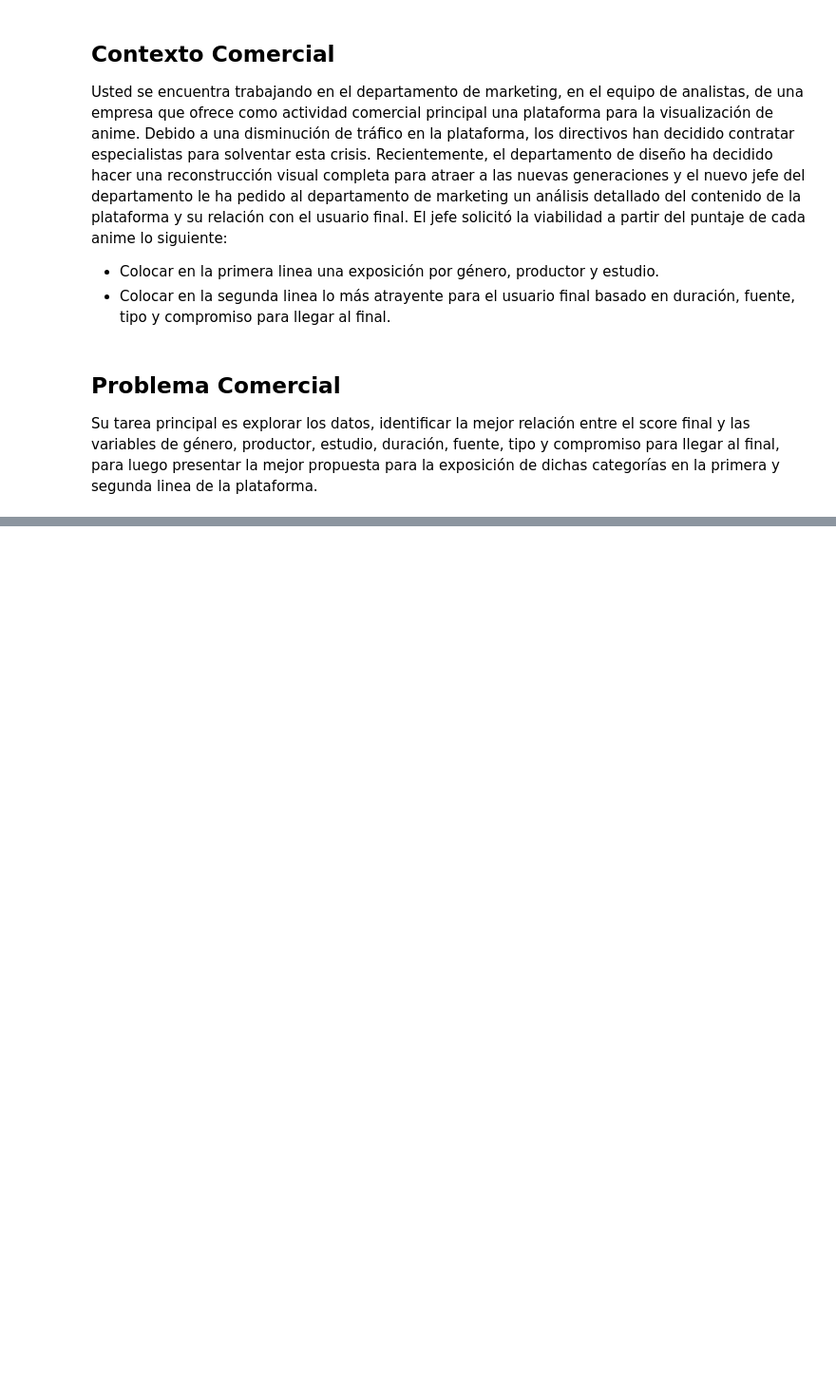
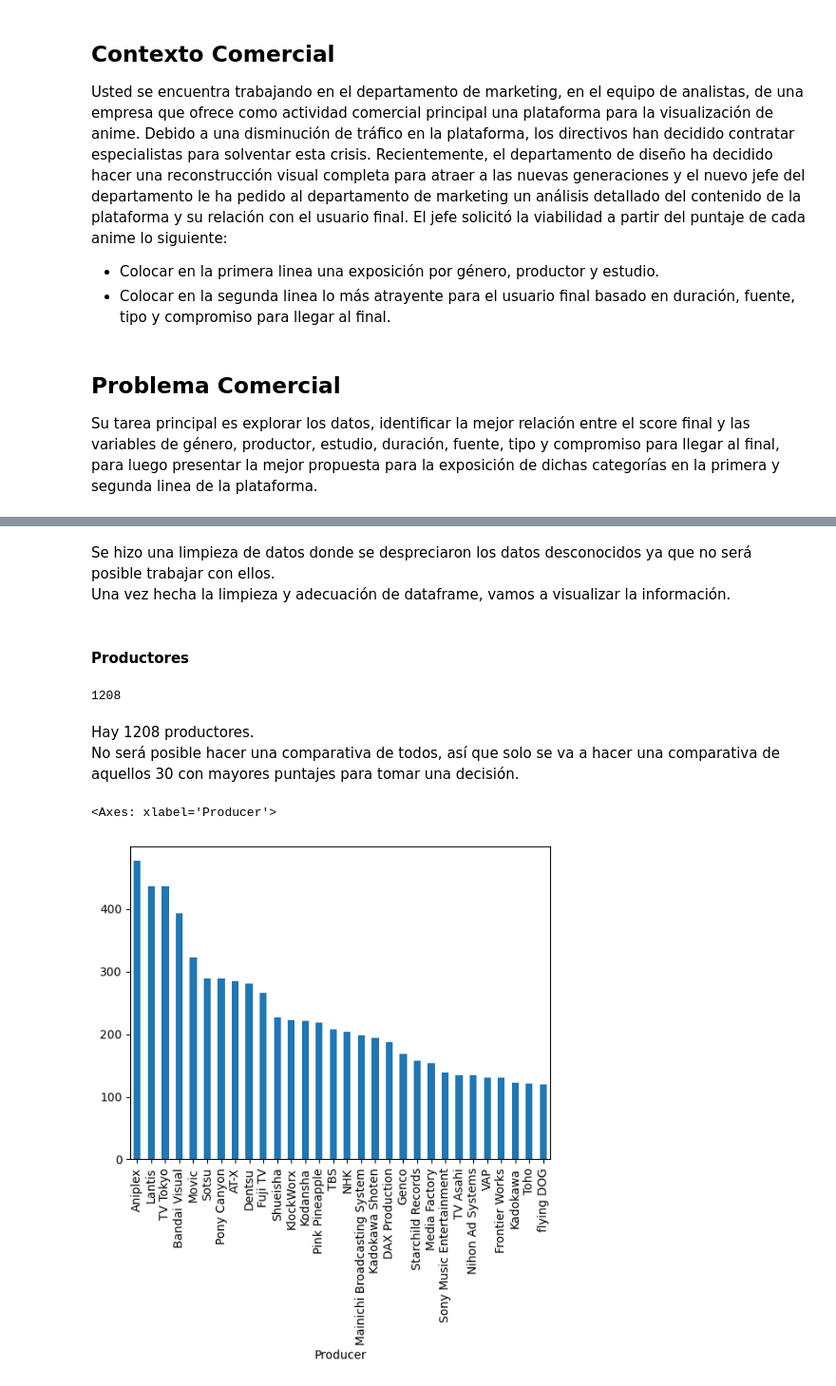
Before and after one commit to Asheyerth/DataScience_bootcamp2024BIT, a Jupyter notebook: Actividad_3_4/Estructurando proyecto DS.ipynb, the cells around one changed output, grey strips where cells are left out. Shown at 95% size. Saved outputs shown, nothing was run; the diff lists cells and outputs as text; code cells hidden in the pictures; blank space fills up the shorter version.

Commit message:
Actualizado conceptual Version 2 + Agregado Análisis Primera Linea

```diff
--- a/Actividad_3_4/Estructurando proyecto DS.ipynb
+++ b/Actividad_3_4/Estructurando proyecto DS.ipynb
@@ -53,0 +105,59 @@ Para interpretar correctamente la relación de tipose va a evaluar la relación
+# %%
+#Limpieza de datos
+#Se trabajará con dataframe para almacenar los datos de interés para las tres categorías
+genredf = pd.DataFrame(columns=['Genre', 'Score'])
+producerdf = pd.DataFrame(columns=['Producer', 'Score'])
+studiodf = pd.DataFrame(columns=['Studio', 'Score'])
+
+#Para cada uno de los registros
+for i in range(len(tablaPrimeraLinea)):
+#for i in range(10):
+    #Temporales para mejor compresion
+    studioI=tablaPrimeraLinea['Studios'][i] #Estudios del registro
+    generoI=tablaPrimeraLinea['Genres'][i] #Generos del registro
+    productorI = tablaPrimeraLinea['Producers'][i] #Productores del registro
+    scoreI=tablaPrimeraLinea['Score'][i] #Score del registro
+
+    #Productores
+    #Deconstruimos si es necesario entre los que se encuentren
+    prodTemp = productorI.split(",")
+    for j in range(len(prodTemp)): prodTemp[j]=prodTemp[j].strip() #Se eliminan vacios
+
+    for prod in prodTemp: #Por cada productor del registro
+        if scoreI != 'Unknown' and prod != 'Unknown': #Si hay desconocidos o vacios, los descartamos porque no podemos trabajar con esa información.
+            producerdf = pd.concat([producerdf, pd.DataFrame([{'Producer' : prod , 'Score' : float(scoreI)}])], ignore_index=True)
+
+    #Genero
+    #Deconstruimos si es necesario entre los que se encuentren
+    genTemp = generoI.split(",")
+    for j in range(len(genTemp)): genTemp[j]=genTemp[j].strip() #Se eliminan vacios
+
+    for gen in genTemp: #Por cada productor del registro
+        if scoreI != 'Unknown' and gen != 'Unknown': #Si hay desconocidos o vacios, los descartamos porque no podemos trabajar con esa información.
+            genredf = pd.concat([genredf, pd.DataFrame([{'Genre' : gen , 'Score' : float(scoreI)}])], ignore_index=True)
+
+    #Estudios
+    #Deconstruimos si es necesario entre los que se encuentren
+    stuTemp = studioI.split(",")
+    for j in range(len(stuTemp)): stuTemp[j]=stuTemp[j].strip() #Se eliminan vacios
+
+    for stu in stuTemp: #Por cada productor del registro
+        if scoreI != 'Unknown' and stu != 'Unknown': #Si hay desconocidos o vacios, los descartamos porque no podemos trabajar con esa información.
+            studiodf = pd.concat([studiodf, pd.DataFrame([{'Studio' : stu , 'Score' : float(scoreI)}])], ignore_index=True)
+# %% [markdown]
+Se hizo una limpieza de datos donde se despreciaron los datos desconocidos ya que no será posible trabajar con ellos.
+Una vez hecha la limpieza y adecuación de dataframe, vamos a visualizar la información.
+# %% [markdown]
+#### Productores
+# %%
+len(producerdf['Producer'].unique())
+# %% [output]
+1208
+# %% [markdown]
+Hay 1208 productores.
+No será posible hacer una comparativa de todos, así que solo se va a hacer una comparativa de aquellos 30 con mayores puntajes para tomar una decisión.
+# %%
+producerdf["Producer"].value_counts()[0:30].plot(kind='bar')
+# %% [output]
+<Axes: xlabel='Producer'>
+[figure, added]
```
Also changed, not shown: parts of 24 cells of this notebook.
